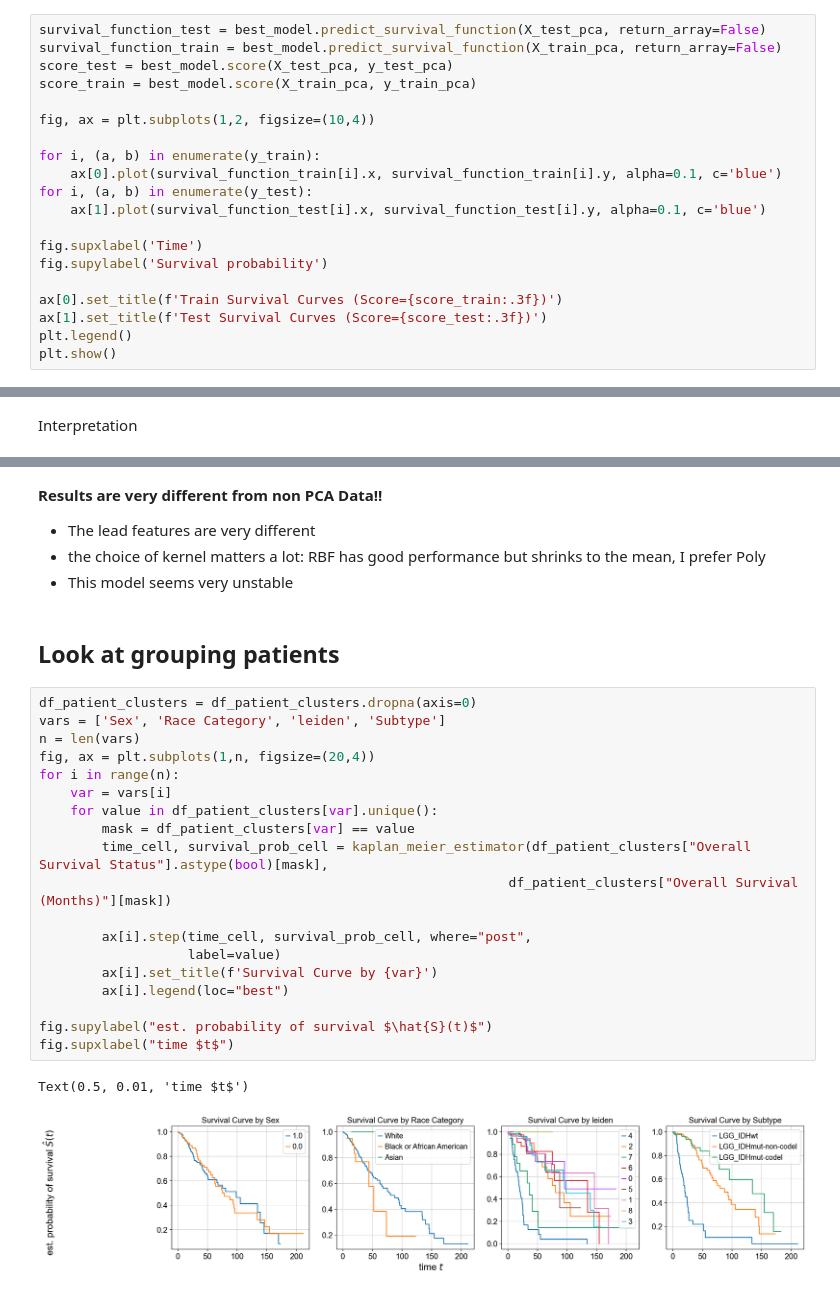
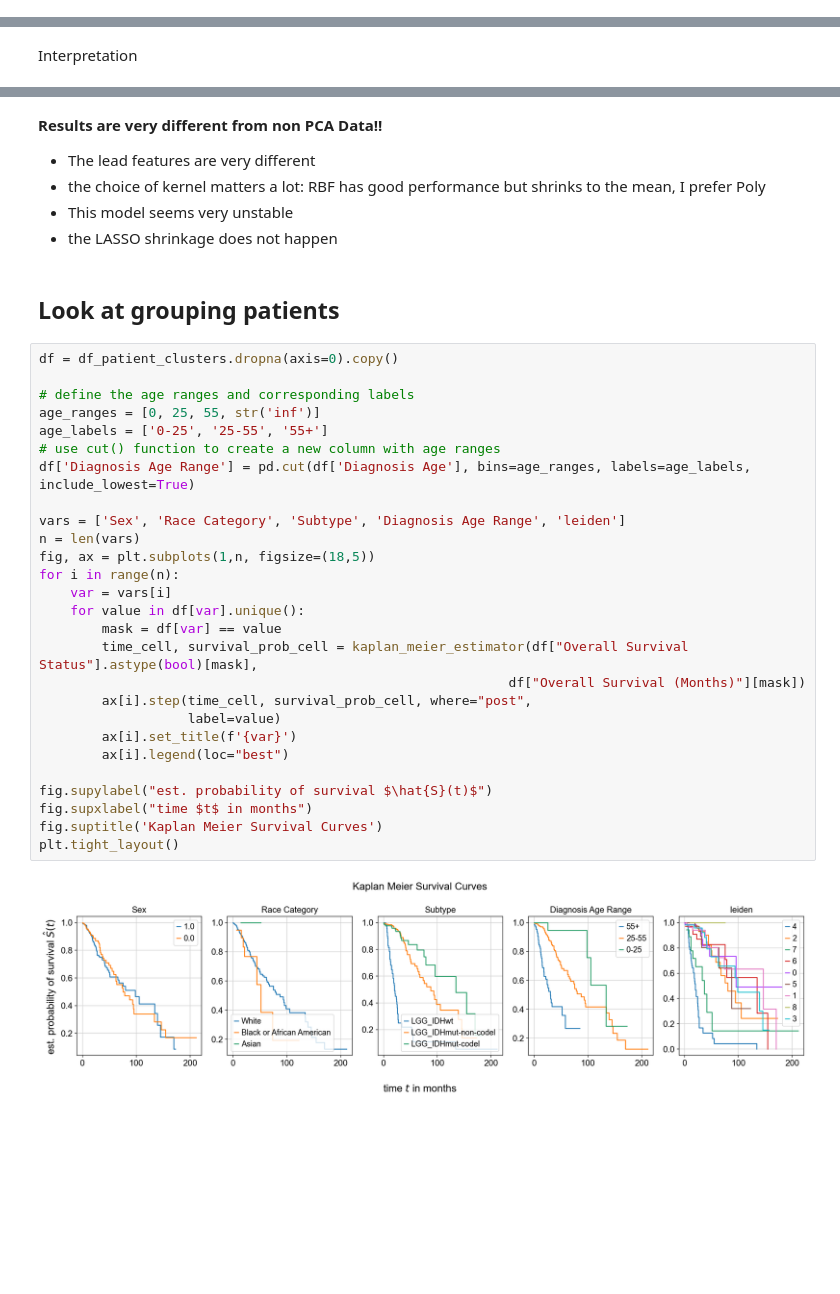
Before and after one commit to qmss5052/msk-2023, a Jupyter notebook: Survival analysis_zscores.ipynb, the cells around one changed output, grey strips where cells are left out. Cells and saved outputs as stored; diff of their text form; blank space fills up the shorter version.

Commit message:
survival curves breakdown

```diff
--- a/Survival analysis_zscores.ipynb
+++ b/Survival analysis_zscores.ipynb
@@ -521,20 +530,0 @@ Test score: 0.812
-# %%
-survival_function_test = best_model.predict_survival_function(X_test_pca, return_array=False)
-survival_function_train = best_model.predict_survival_function(X_train_pca, return_array=False)
-score_test = best_model.score(X_test_pca, y_test_pca)
-score_train = best_model.score(X_train_pca, y_train_pca)
-
-fig, ax = plt.subplots(1,2, figsize=(10,4))
-
-for i, (a, b) in enumerate(y_train):
-    ax[0].plot(survival_function_train[i].x, survival_function_train[i].y, alpha=0.1, c='blue')
-for i, (a, b) in enumerate(y_test):
-    ax[1].plot(survival_function_test[i].x, survival_function_test[i].y, alpha=0.1, c='blue')
-
-fig.supxlabel('Time')
-fig.supylabel('Survival probability')
-
-ax[0].set_title(f'Train Survival Curves (Score={score_train:.3f})')
-ax[1].set_title(f'Test Survival Curves (Score={score_test:.3f})')
-plt.legend()
-plt.show()
@@ -574,27 +548,35 @@ ax.grid(True)
 - The lead features are very different
 - the choice of kernel matters a lot: RBF has good performance but shrinks to the mean, I prefer Poly
 - This model seems very unstable
+- the LASSO shrinkage does not happen
 # %% [markdown]
 ## Look at grouping patients
 # %%
-df_patient_clusters = df_patient_clusters.dropna(axis=0)
-vars = ['Sex', 'Race Category', 'leiden', 'Subtype']
+df = df_patient_clusters.dropna(axis=0).copy()
+
+# define the age ranges and corresponding labels
+age_ranges = [0, 25, 55, str('inf')]
+age_labels = ['0-25', '25-55', '55+']
+# use cut() function to create a new column with age ranges
+df['Diagnosis Age Range'] = pd.cut(df['Diagnosis Age'], bins=age_ranges, labels=age_labels, include_lowest=True)
+
+vars = ['Sex', 'Race Category', 'Subtype', 'Diagnosis Age Range', 'leiden']
 n = len(vars)
-fig, ax = plt.subplots(1,n, figsize=(20,4))
+fig, ax = plt.subplots(1,n, figsize=(18,5))
 for i in range(n):
     var = vars[i]
-    for value in df_patient_clusters[var].unique():
-        mask = df_patient_clusters[var] == value
-        time_cell, survival_prob_cell = kaplan_meier_estimator(df_patient_clusters["Overall Survival Status"].astype(bool)[mask],
-                                                            df_patient_clusters["Overall Survival (Months)"][mask])
-
+    for value in df[var].unique():
+        mask = df[var] == value
+        time_cell, survival_prob_cell = kaplan_meier_estimator(df["Overall Survival Status"].astype(bool)[mask],
+                                                            df["Overall Survival (Months)"][mask])
         ax[i].step(time_cell, survival_prob_cell, where="post",
                    label=value)
-        ax[i].set_title(f'Survival Curve by {var}')
+        ax[i].set_title(f'{var}')
         ax[i].legend(loc="best")
 
 fig.supylabel("est. probability of survival $\hat{S}(t)$")
-fig.supxlabel("time $t$")
+fig.supxlabel("time $t$ in months")
+fig.suptitle('Kaplan Meier Survival Curves')
+plt.tight_layout()
 # %% [output]
-Text(0.5, 0.01, 'time $t$')
-[figure, old version]
+[figure, new version]
```
Also changed, not shown: parts of 22 cells of this notebook.
